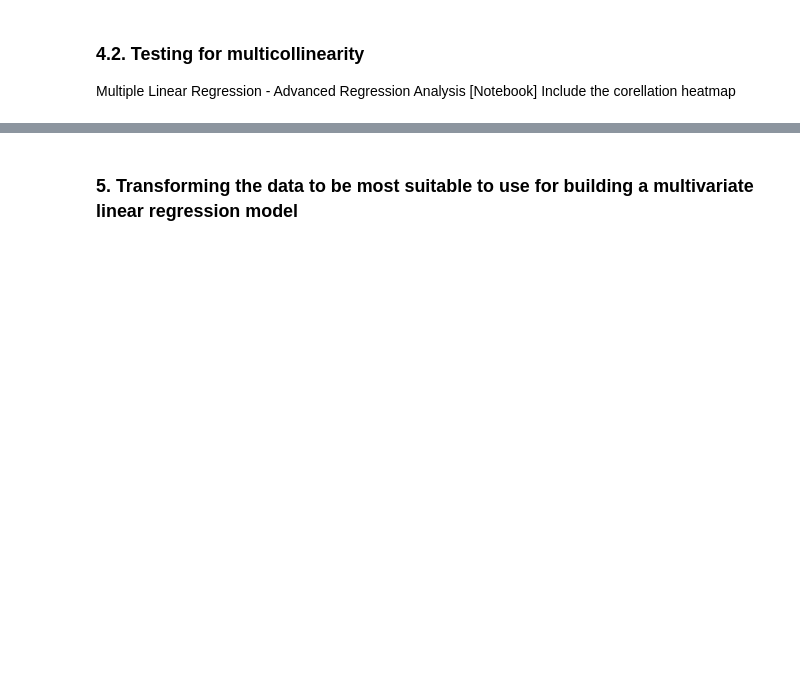
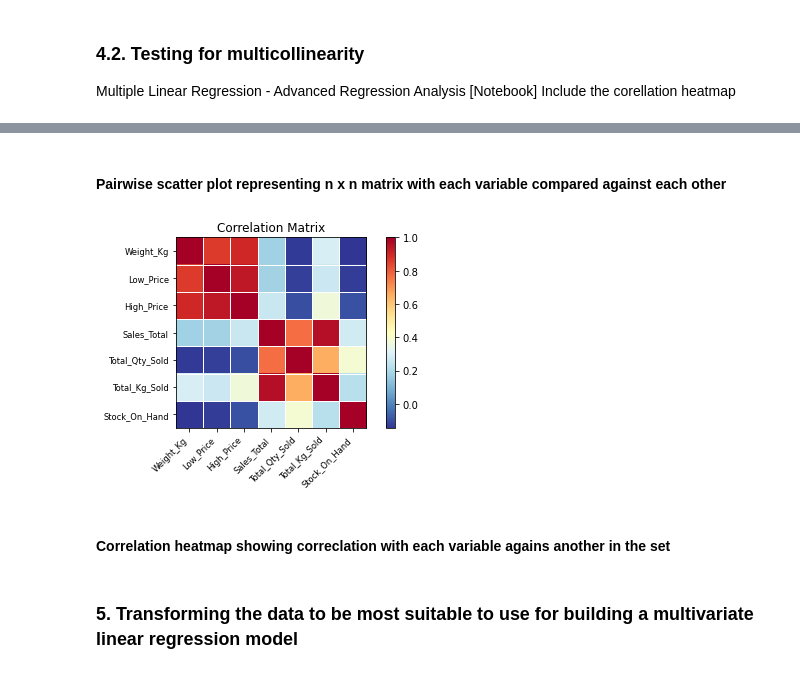
Before and after one commit to lkrump7/regression-apples-predict-api-template, a Jupyter notebook: Linear Regression team TS2.ipynb, the cells around one changed output, grey strips where cells are left out. Saved outputs shown, nothing was run; the diff lists cells and outputs as text; code cells hidden in the pictures; blank space fills up the shorter version.

```diff
--- a/Linear Regression team TS2.ipynb
+++ b/Linear Regression team TS2.ipynb
@@ -201,3 +228,12 @@ Include the corellation heatmap
+# %% [markdown]
+#### Pairwise scatter plot representing n x n matrix with each variable compared against each other
+# %%
+corr = train1.drop('avg_price_per_kg', axis='columns').corr()
+fig=plot_corr(corr,xnames=corr.columns)
+# %% [output]
+[figure, added]
+# %% [markdown]
+#### Correlation heatmap showing correclation with each variable agains another in the set
 # %% [markdown]
 ### 5. Transforming the data to be most suitable to use for building a multivariate linear regression model
 # %% [markdown]
```
Also changed, not shown: parts of 7 cells of this notebook.
